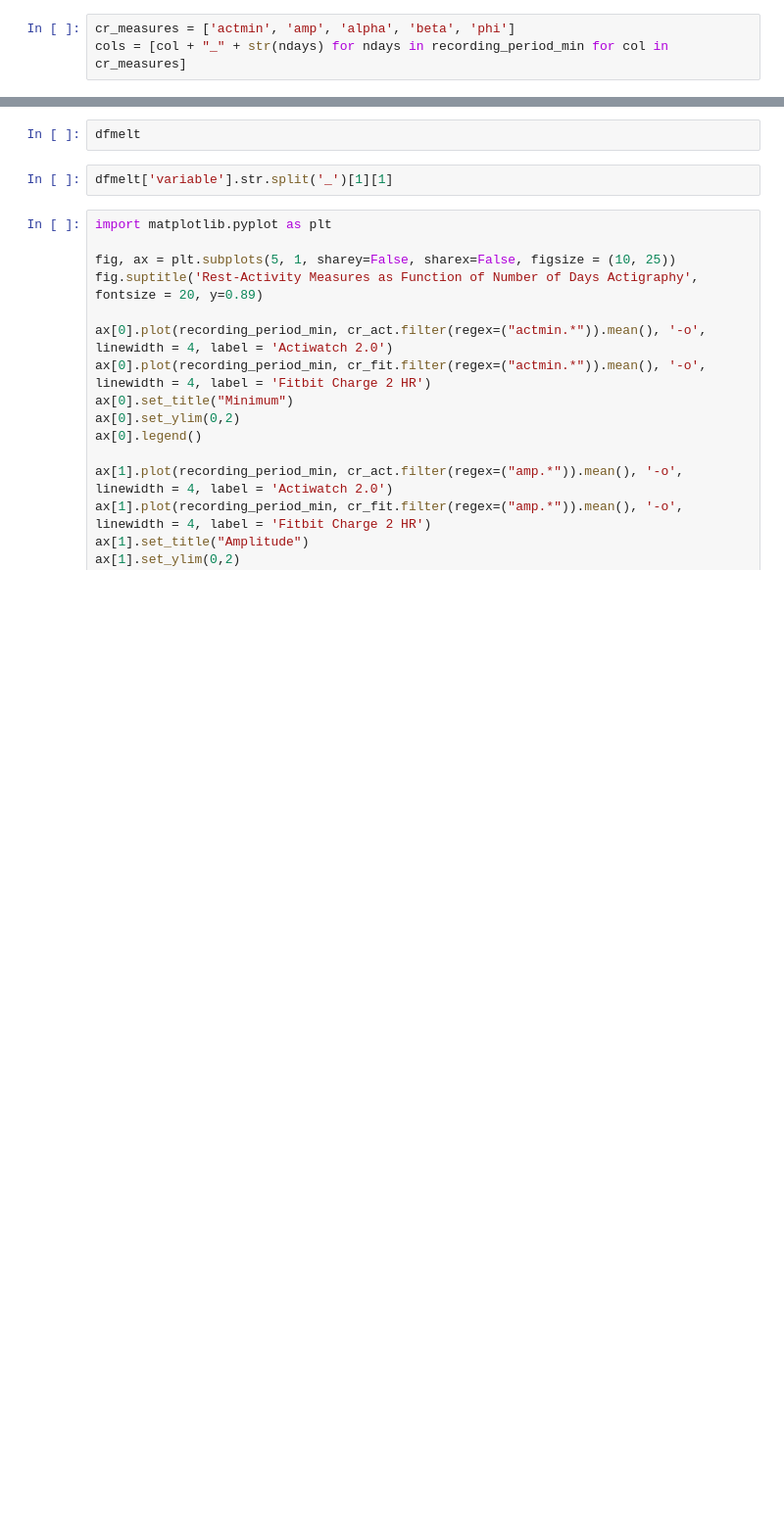
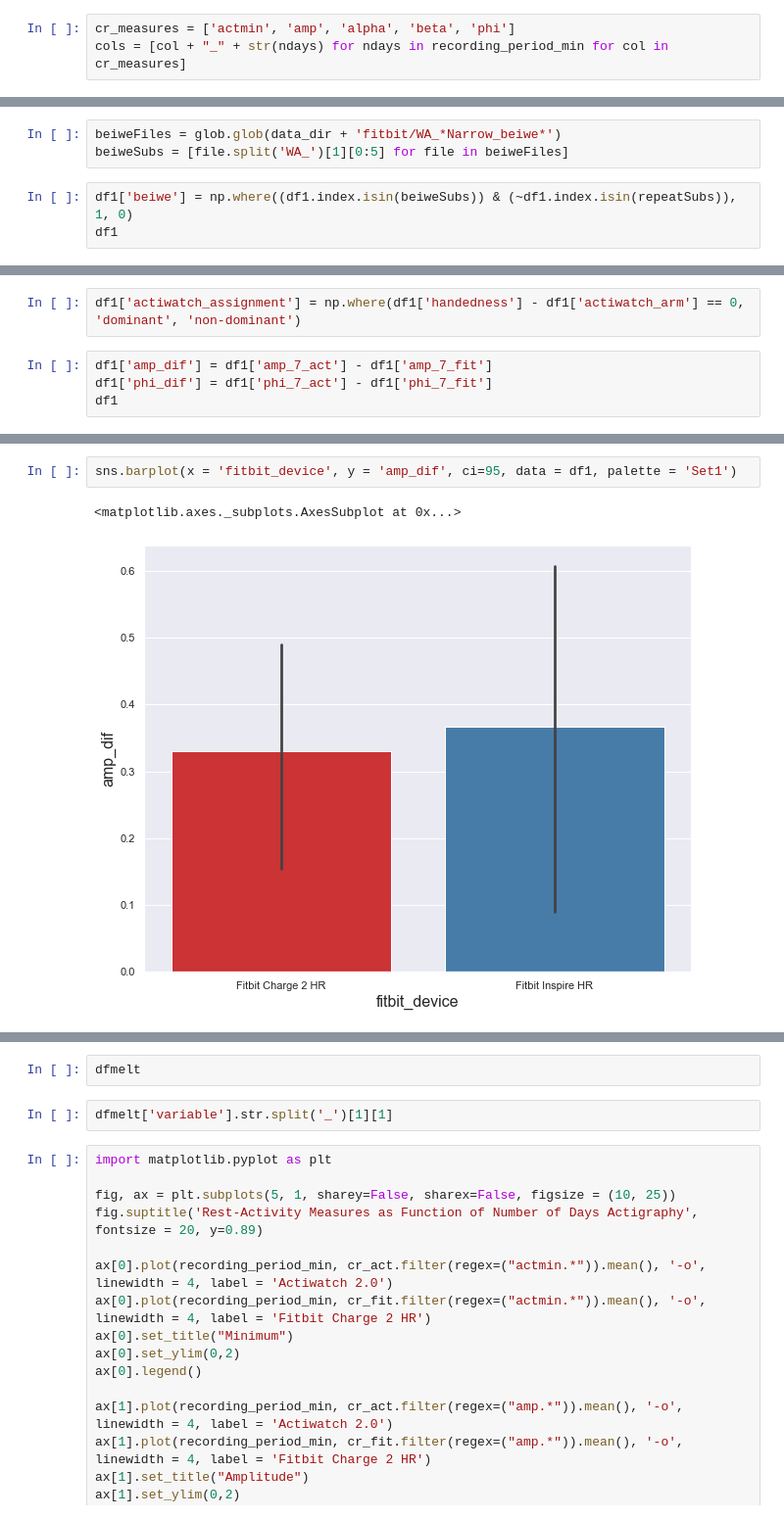
Before and after one commit to UTCogNeuroLab/wearables, a Jupyter notebook: notebooks/Validation Analysis Main.ipynb, the cells around one changed output, grey strips where cells are left out. Shown at 98% size. Saved outputs shown, nothing was run; the diff lists cells and outputs as text; blank space fills up the shorter version.

```diff
--- a/notebooks/Validation Analysis Main.ipynb
+++ b/notebooks/Validation Analysis Main.ipynb
@@ -236,0 +583,6 @@ df1.columns[~df1.columns.str.contains('subject|device')]
+# %%
+beiweFiles = glob.glob(data_dir + 'fitbit/WA_*Narrow_beiwe*')
+beiweSubs = [file.split('WA_')[1][0:5] for file in beiweFiles]
+# %%
+df1['beiwe'] = np.where((df1.index.isin(beiweSubs)) & (~df1.index.isin(repeatSubs)), 1, 0)
+df1
@@ -236,0 +612,6 @@ df1.columns[~df1.columns.str.contains('subject|device')]
+# %%
+df1['actiwatch_assignment'] = np.where(df1['handedness'] - df1['actiwatch_arm'] == 0, 'dominant', 'non-dominant')
+# %%
+df1['amp_dif'] = df1['amp_7_act'] - df1['amp_7_fit']
+df1['phi_dif'] = df1['phi_7_act'] - df1['phi_7_fit']
+df1
@@ -236,0 +658,5 @@ df1.columns[~df1.columns.str.contains('subject|device')]
+# %%
+sns.barplot(x = 'fitbit_device', y = 'amp_dif', ci=95, data = df1, palette = 'Set1')
+# %% [output]
+<matplotlib.axes._subplots.AxesSubplot at 0x...>
+[figure, added]
```
Also changed, not shown: parts of 64 cells of this notebook, 5 other files.
